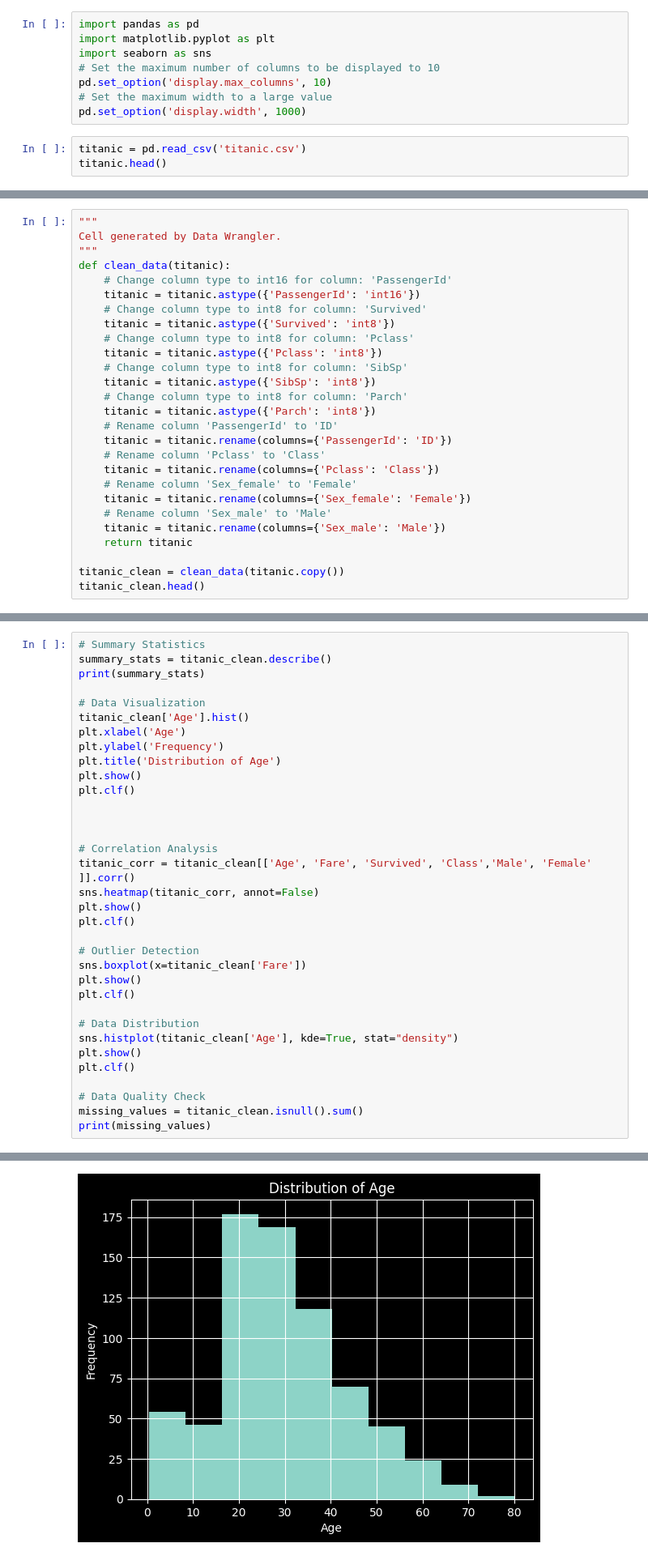
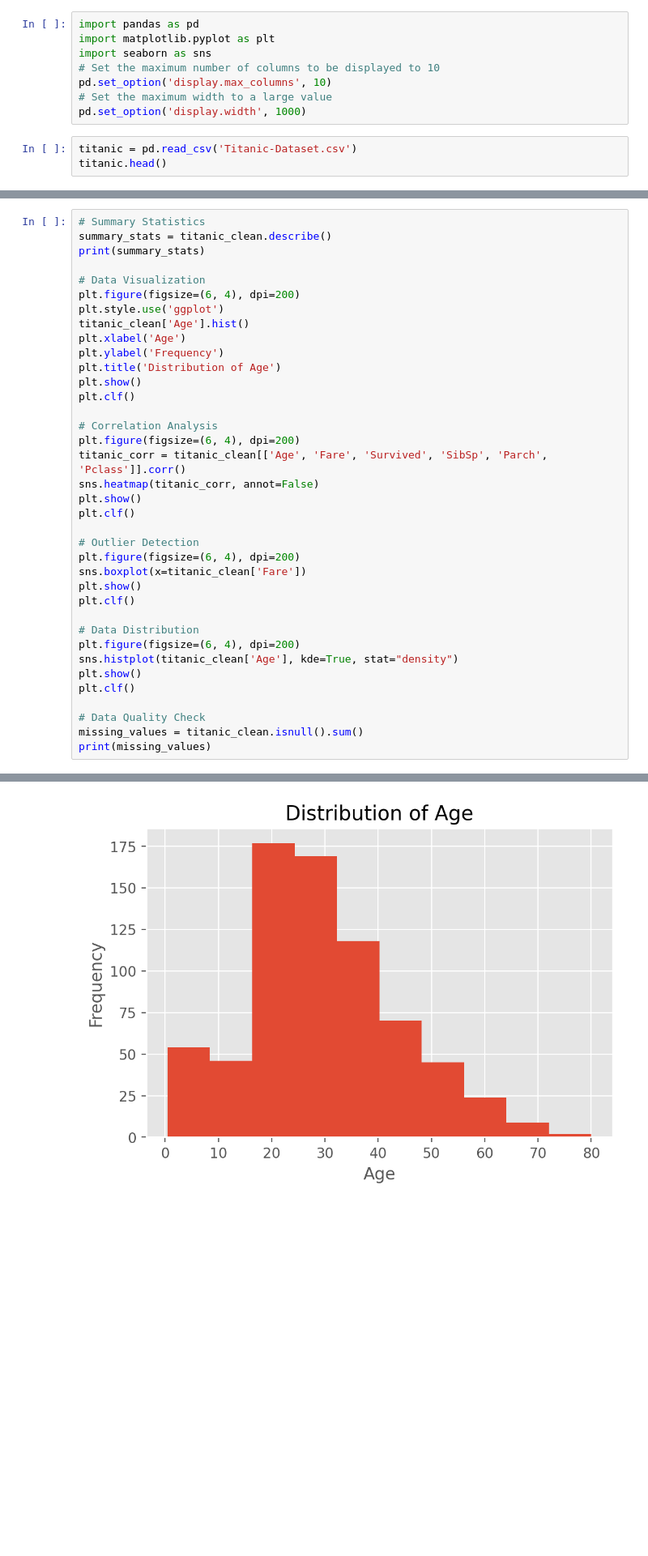
Before and after one commit to N1ch0l4sM/titanic, a Jupyter notebook: titanic.ipynb, the cells around one changed output, grey strips where cells are left out. Shown: that part at 81% size. Cells and saved outputs as stored; diff of their text form; blank space fills up the shorter version.

```diff
--- a/titanic.ipynb
+++ b/titanic.ipynb
@@ -29,6 +29,6 @@ pd.set_option('display.max_columns', 10)
 # Set the maximum width to a large value
 pd.set_option('display.width', 1000)
 # %%
-titanic = pd.read_csv('titanic.csv')
+titanic = pd.read_csv('Titanic-Dataset.csv')
 titanic.head()
 # %% [output]
@@ -42,27 +41,0 @@ titanic.head()
-# %%
-"""
-Cell generated by Data Wrangler.
-"""
-def clean_data(titanic):
-    # Change column type to int16 for column: 'PassengerId'
-    titanic = titanic.astype({'PassengerId': 'int16'})
-    # Change column type to int8 for column: 'Survived'
-    titanic = titanic.astype({'Survived': 'int8'})
-    # Change column type to int8 for column: 'Pclass'
-    titanic = titanic.astype({'Pclass': 'int8'})
-    # Change column type to int8 for column: 'SibSp'
-    titanic = titanic.astype({'SibSp': 'int8'})
-    # Change column type to int8 for column: 'Parch'
-    titanic = titanic.astype({'Parch': 'int8'})
-    # Rename column 'PassengerId' to 'ID'
-    titanic = titanic.rename(columns={'PassengerId': 'ID'})
-    # Rename column 'Pclass' to 'Class'
-    titanic = titanic.rename(columns={'Pclass': 'Class'})
-    # Rename column 'Sex_female' to 'Female'
-    titanic = titanic.rename(columns={'Sex_female': 'Female'})
-    # Rename column 'Sex_male' to 'Male'
-    titanic = titanic.rename(columns={'Sex_male': 'Male'})
-    return titanic
-
-titanic_clean = clean_data(titanic.copy())
-titanic_clean.head()
@@ -112,6 +124,8 @@ summary_stats = titanic_clean.describe()
 print(summary_stats)
 
 # Data Visualization
+plt.figure(figsize=(6, 4), dpi=200)
+plt.style.use('ggplot')
 titanic_clean['Age'].hist()
 plt.xlabel('Age')
 plt.ylabel('Frequency')
@@ -119,20 +133,21 @@ plt.title('Distribution of Age')
 plt.show()
 plt.clf()
 
-
-
 # Correlation Analysis
-titanic_corr = titanic_clean[['Age', 'Fare', 'Survived', 'Class','Male', 'Female' ]].corr()
+plt.figure(figsize=(6, 4), dpi=200)
+titanic_corr = titanic_clean[['Age', 'Fare', 'Survived', 'SibSp', 'Parch', 'Pclass']].corr()
 sns.heatmap(titanic_corr, annot=False)
 plt.show()
 plt.clf()
 
 # Outlier Detection
+plt.figure(figsize=(6, 4), dpi=200)
 sns.boxplot(x=titanic_clean['Fare'])
 plt.show()
 plt.clf()
 
 # Data Distribution
+plt.figure(figsize=(6, 4), dpi=200)
 sns.histplot(titanic_clean['Age'], kde=True, stat="density")
 plt.show()
 plt.clf()
@@ -153 +168 @@ max    891.000000    1.000000    3.000000   80.000000    8.000000    6.000000  5
-[figure, old version]
+[figure, new version]
```
Also changed, not shown: parts of 11 cells of this notebook, 1 other file.
